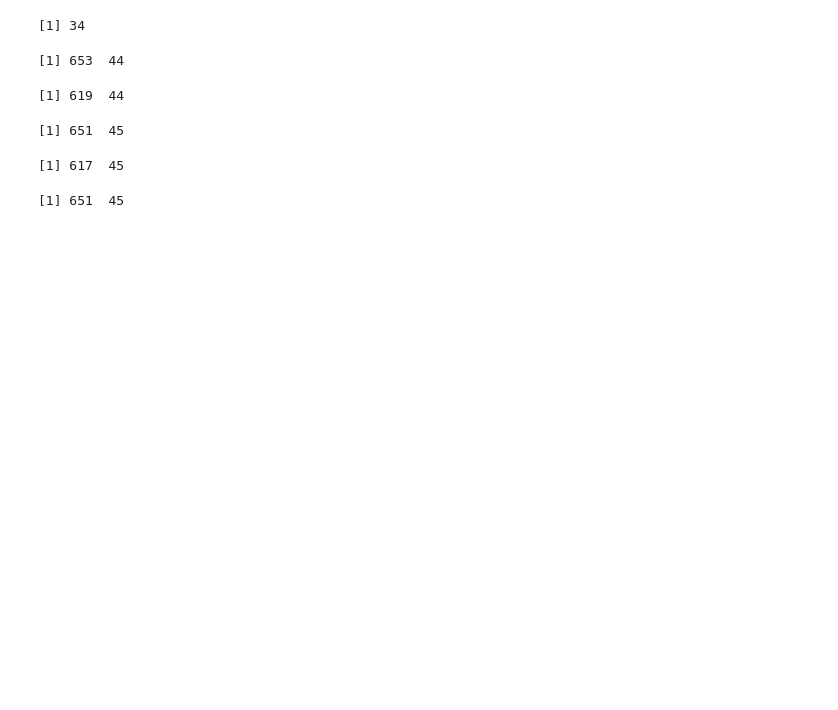
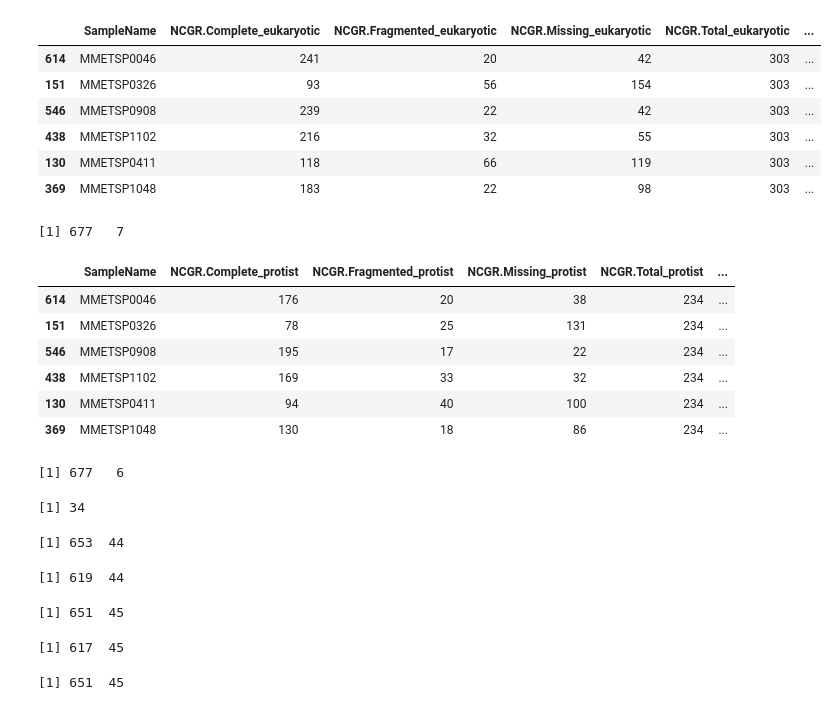
Before and after one commit to johnsolk/MMETSP, a Jupyter notebook: notebooks/make_large_assembly_evaluation_matrix.ipynb, the cells around one changed output. Cells and saved outputs as stored; diff of their text form; code cells hidden in the pictures; blank space fills up the shorter version.

```diff
--- a/notebooks/make_large_assembly_evaluation_matrix.ipynb
+++ b/notebooks/make_large_assembly_evaluation_matrix.ipynb
@@ -29,6 +27,8 @@ busco_protista_March2018<-read.csv("busco_scores_redoMarch2018_protista.csv")
 colnames(busco_euk_March2018)<-c("SampleName","DIB.Complete_eukaryotic","DIB.Fragmented_eukaryotic","DIB.Missing_eukaryotic","DIB.Total_eukaryotic","DIB.Complete_eukaryotic_BUSCO_prop")
 busco_euk_March2018$DIB.Complete_eukaryotic_BUSCO_perc<-busco_euk_March2018$DIB.Complete_eukaryotic_BUSCO_prop * 100
 colnames(busco_protista_March2018)<-c("SampleName","DIB.Complete_protist","DIB.Fragmented_protist","DIB.Missing_protist","DIB.Total_protist","DIB.Complete_protist_BUSCO_prop")
+# %%
+busco_scores_euk_NCGR$NCGR.Complete_eukaryotic_BUSCO_perc <- busco_scores_euk_NCGR$Complete_BUSCO_perc * 100
 # %%
 colnames(busco_scores_euk_DIB)<-c("SampleName","DIB.Complete_eukaryotic","DIB.Fragmented_eukaryotic","DIB.Missing_eukaryotic","DIB.Total_eukaryotic","DIB.Complete_eukaryotic_BUSCO_prop","DIB.Complete_eukaryotic_BUSCO_perc")
 colnames(busco_scores_protist_DIB)<-c("SampleName","DIB.Complete_protist","DIB.Fragmented_protist","DIB.Missing_protist","DIB.Total_protist","DIB.Complete_protist_BUSCO_prop")
@@ -37,6 +37,30 @@ colnames(busco_scores_protist_NCGR)<-c("SampleName","NCGR.Complete_protist","NCG
 colnames(unique_kmers_dib)<-c("SampleName","dib_assembly_unique_kmers")
 colnames(unique_kmers_ncgr)<-c("SampleName","ncgr_assembly_unique_kmers")
 colnames(diginorm_stats)<-c("SampleName","num_reads_kept_diginorm","total_reads_before_diginorm","perc_kept_diginorm","num_kmers_reads_diginorm","fp_rate_diginorm")
+# %%
+busco_scores_euk_NCGR <- busco_scores_euk_NCGR[unique(busco_scores_euk_NCGR$SampleName),]
+busco_scores_protist_NCGR <- busco_scores_protist_NCGR[unique(busco_scores_protist_NCGR$SampleName),]
+head(busco_scores_euk_NCGR)
+dim(busco_scores_euk_NCGR)
+head(busco_scores_protist_NCGR)
+dim(busco_scores_protist_NCGR)
+# %% [output]
+|  | SampleName | NCGR.Complete_eukaryotic | NCGR.Fragmented_eukaryotic | NCGR.Missing_eukaryotic | NCGR.Total_eukaryotic | ... |
+| 614 | MMETSP0046 | 241 | 20 | 42 | 303 | ... |
+| 151 | MMETSP0326 | 93 | 56 | 154 | 303 | ... |
+| 546 | MMETSP0908 | 239 | 22 | 42 | 303 | ... |
+| 438 | MMETSP1102 | 216 | 32 | 55 | 303 | ... |
+| 130 | MMETSP0411 | 118 | 66 | 119 | 303 | ... |
+| 369 | MMETSP1048 | 183 | 22 | 98 | 303 | ... |
+[1] 677   7
+|  | SampleName | NCGR.Complete_protist | NCGR.Fragmented_protist | NCGR.Missing_protist | NCGR.Total_protist | ... |
+| 614 | MMETSP0046 | 176 | 20 | 38 | 234 | ... |
+| 151 | MMETSP0326 | 78 | 25 | 131 | 234 | ... |
+| 546 | MMETSP0908 | 195 | 17 | 22 | 234 | ... |
+| 438 | MMETSP1102 | 169 | 33 | 32 | 234 | ... |
+| 130 | MMETSP0411 | 94 | 40 | 100 | 234 | ... |
+| 369 | MMETSP1048 | 130 | 18 | 86 | 234 | ... |
+[1] 677   6
 # %%
 redo_list <- c("MMETSP0044", "MMETSP0169", "MMETSP0200", "MMETSP0295", "MMETSP0319", "MMETSP0698",
                "MMETSP0751", "MMETSP0753", "MMETSP0754", "MMETSP0789", "MMETSP0850", "MMETSP0880", "MMETSP0886",
```
Also changed, not shown: parts of 2 cells of this notebook, 16 other files.
